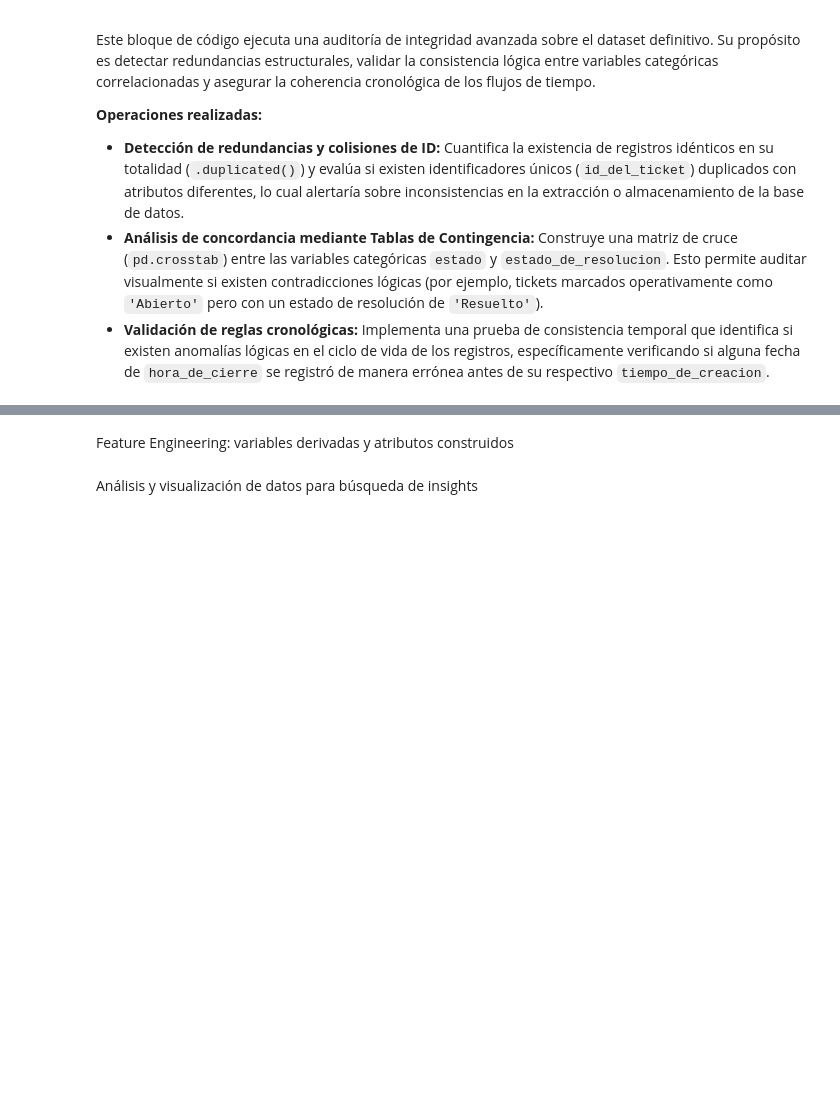
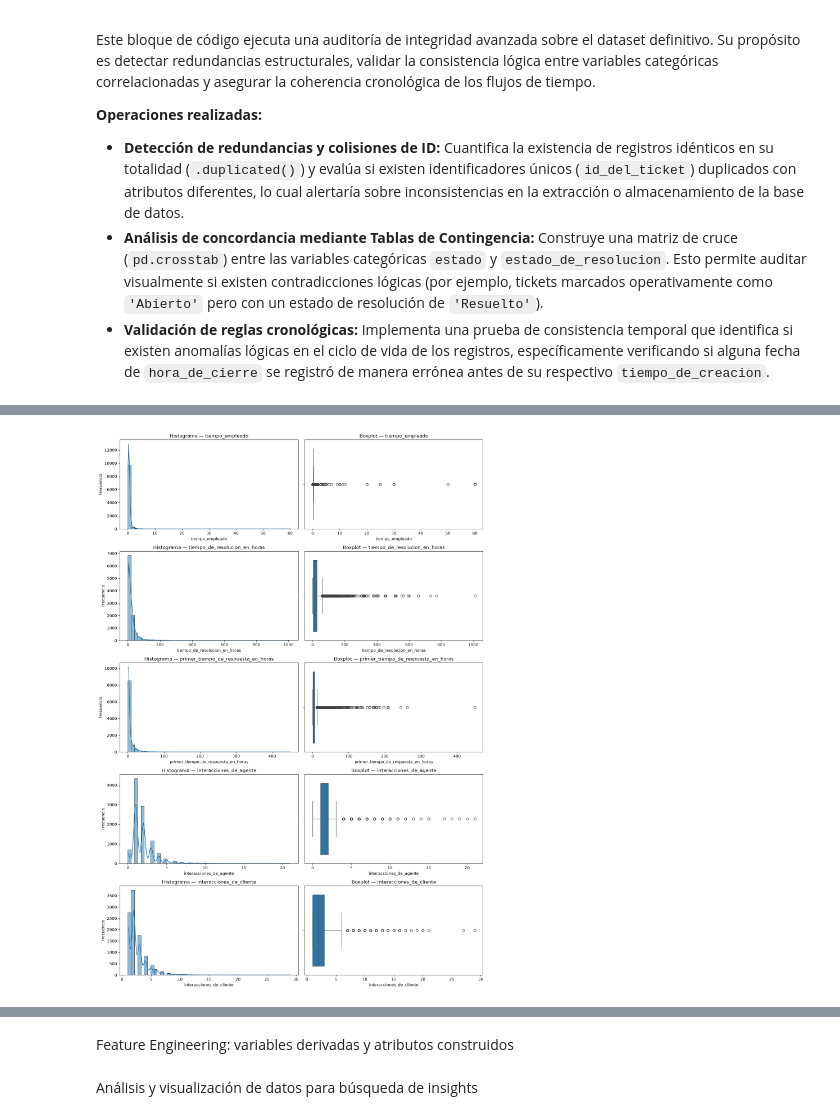
Before and after one commit to EV081/Proyecto-Promotick-ACD, a Jupyter notebook: ACD_data_proyecto_limpieza.ipynb, the cells around one changed output, grey strips where cells are left out. Drawn from its saved outputs; the diff is of its cells as text; code cells hidden in the pictures; blank space fills up the shorter version.

```diff
--- a/ACD_data_proyecto_limpieza.ipynb
+++ b/ACD_data_proyecto_limpieza.ipynb
@@ -30,7 +33,7 @@ import re
 import unicodedata
 
 # Ruta del archivo
-file_path = "9000678639_tickets-April-24-2026-21_21.xls"
+file_path = "/home/vssz/UTEC/5to/ACD/backend-promotick/data/9000678639_tickets-April-24-2026-21_21.xls"
 
 print("Iniciando extracción con parser tolerante a fallos")
 
@@ -59,7 +62,7 @@ print("XML procesado. Construyendo DataFrame...")
 
 if len(data) > 1:
     df_raw = pd.DataFrame(data[1:], columns=data[0])
-    print(f"¡Éxito! Dimensiones iniciales: {df_raw.shape}")
+    print(f"Dimensiones iniciales: {df_raw.shape}")
     display(df_raw.head(3))
 else:
     print("Ocurrió un error, no se encontraron datos.")
@@ -581,0 +637,23 @@ Integración, reducción y transformación de datos
+# %%
+patron_proyecto = r'cambio|proyecto|implementaci'
+
+tipo_es_proyecto = (
+    df['tipo'].astype(str).str.lower()
+    .str.normalize('NFD').str.encode('ascii', 'ignore').str.decode('utf-8')
+    .str.contains(patron_proyecto, regex=True, na=False)
+)
+solicitud_es_proyecto = (
+    df['tipo_de_solicitud'].astype(str).str.lower()
+    .str.normalize('NFD').str.encode('ascii', 'ignore').str.decode('utf-8')
+    .str.contains(patron_proyecto, regex=True, na=False)
+)
+
+df['es_proyecto_largo'] = tipo_es_proyecto | solicitud_es_proyecto
+
+print(f"Tickets clasificados como 'proyecto / cambio': {df['es_proyecto_largo'].sum()}")
+print(f"Porcentaje del dataset: {df['es_proyecto_largo'].mean()*100:.2f}%")
+
+# Comparación de tiempos: proyectos vs. resto
+print("\nTiempo de resolución (horas) — proyecto vs. resto:")
+comparacion_proy = df.groupby('es_proyecto_largo', observed=True)['tiempo_de_resolucion_en_horas'].describe()
+display(comparacion_proy[['count', 'mean', '50%', 'max']].round(2))
@@ -581,0 +720,19 @@ Integración, reducción y transformación de datos
+# %%
+# Visualización univariada
+fig, axes = plt.subplots(len(vars_numericas), 2, figsize=(14, 4 * len(vars_numericas)))
+
+for i, col in enumerate(vars_numericas):
+    serie = df_no_proyectos[col].astype(float).dropna()
+    sns.histplot(serie, ax=axes[i, 0], kde=True, bins=50)
+    axes[i, 0].set_title(f'Histograma — {col}')
+    axes[i, 0].set_xlabel(col)
+    axes[i, 0].set_ylabel('Frecuencia')
+
+    sns.boxplot(x=serie, ax=axes[i, 1])
+    axes[i, 1].set_title(f'Boxplot — {col}')
+    axes[i, 1].set_xlabel(col)
+
+plt.tight_layout()
+plt.show()
+# %% [output]
+[figure, added]
```
Also changed, not shown: parts of 40 cells of this notebook, 2 other files.
